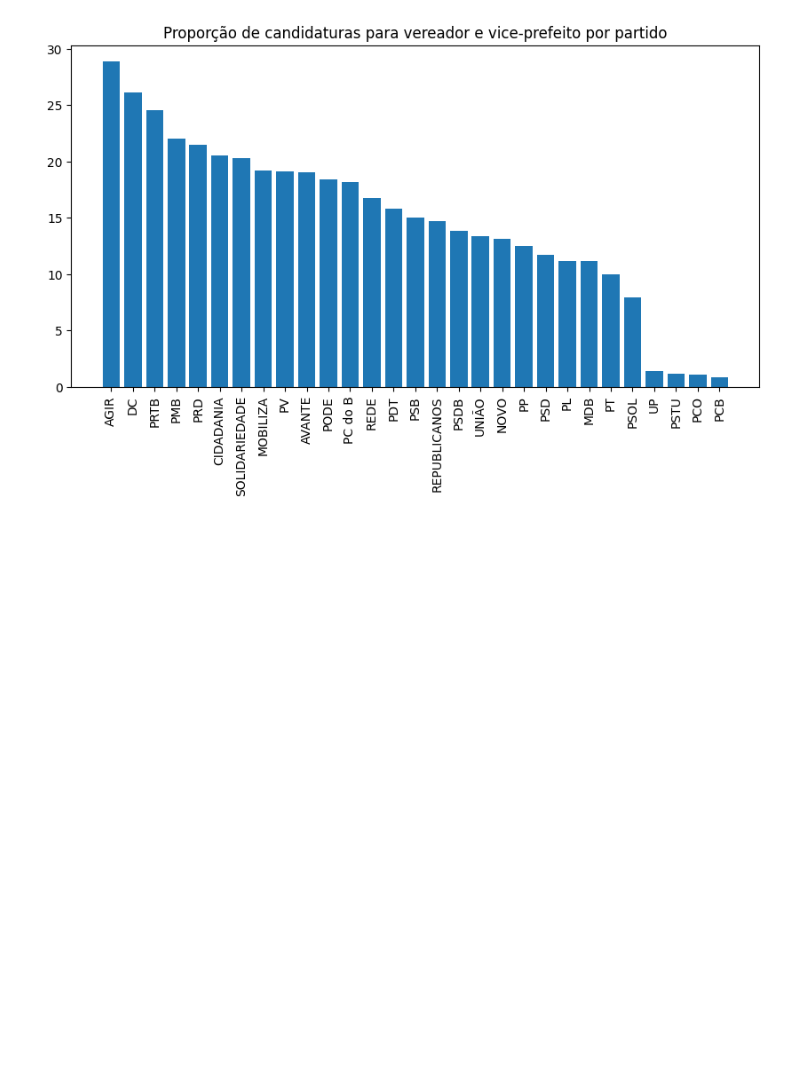
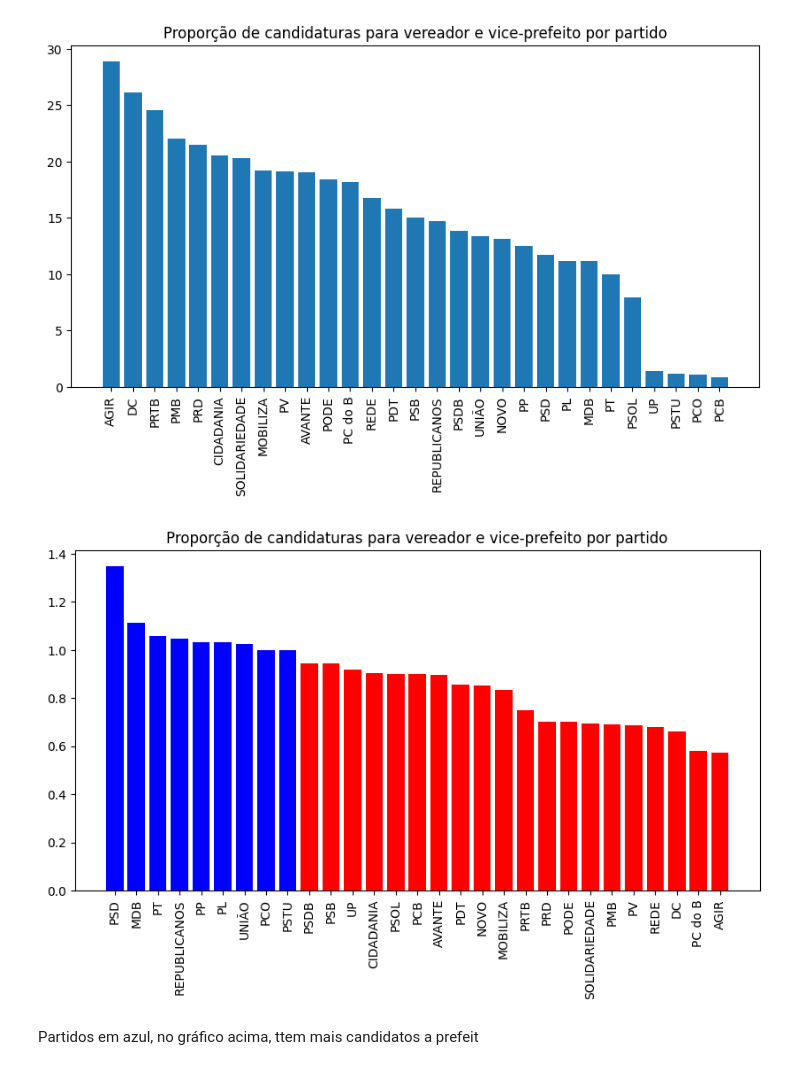
Before and after one commit to nfmmendes/eleicoes-2024-brasil, a Jupyter notebook: Eleições 2024.ipynb, the cells around one changed output. Saved outputs shown, nothing was run; the diff lists cells and outputs as text; code cells hidden in the pictures; blank space fills up the shorter version.

Commit message:
Customize chart color

```diff
--- a/Eleições 2024.ipynb
+++ b/Eleições 2024.ipynb
@@ -286,8 +286,13 @@ plt.show()
 [figure]
 # %%
 df_cand_por_partido_e_cargo = df_cand_por_partido_e_cargo.sort_values(by="PREFEITO POR VICE", ascending=False)
+bar_colors = ["red" if x[1]["PREFEITO POR VICE"] < 1 else "blue" for x in df_cand_por_partido_e_cargo.iterrows()]
 figure = plt.figure(figsize=(10, 5))
 plt.xticks(rotation=90)
 plt.title("Proporção de candidaturas para vereador e vice-prefeito por partido")
-plt.bar(df_cand_por_partido_e_cargo["SG_PARTIDO"], df_cand_por_partido_e_cargo["PREFEITO POR VICE"])
+plt.bar(df_cand_por_partido_e_cargo["SG_PARTIDO"], df_cand_por_partido_e_cargo["PREFEITO POR VICE"], color=bar_colors)
 plt.show()
+# %% [output]
+[figure, added]
+# %% [markdown]
+Partidos em azul, no gráfico acima, ttem mais candidatos a prefeit
```
